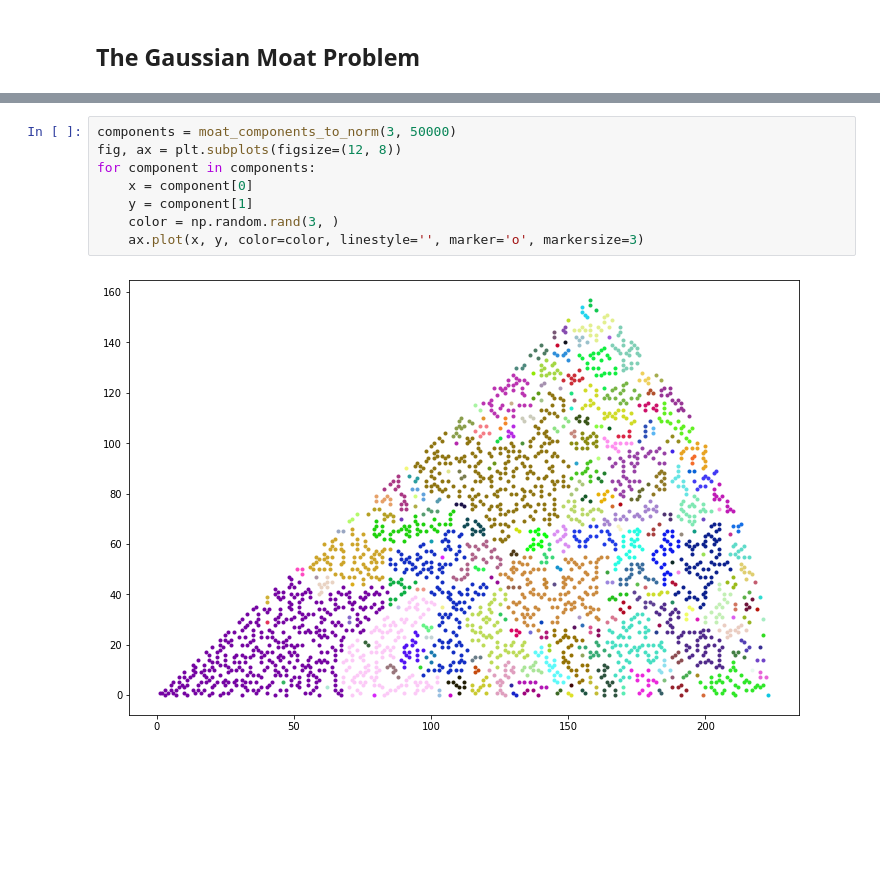
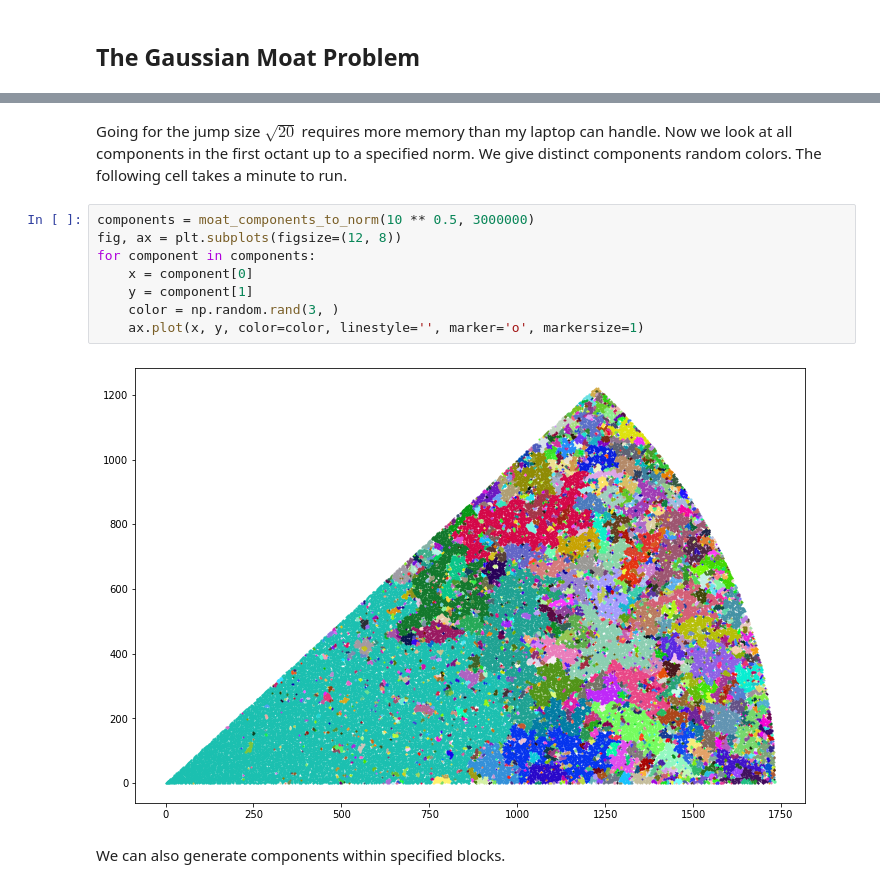
Before and after one commit to zebengberg/gaussian-integer-sieve, a Jupyter notebook: python/examples.ipynb, the cells around one changed output, grey strips where cells are left out. Saved outputs shown, nothing was run; the diff lists cells and outputs as text; blank space fills up the shorter version.

```diff
--- a/python/examples.ipynb
+++ b/python/examples.ipynb
@@ -198,13 +217,17 @@ m.plot()
+# %% [markdown]
+Going for the jump size $\sqrt{20}$ requires more memory than my laptop can handle. Now we look at all components in the first octant up to a specified norm. We give distinct components random colors. The following cell takes a minute to run.
 # %%
-components = moat_components_to_norm(3, 50000)
+components = moat_components_to_norm(10 ** 0.5, 3000000)
 fig, ax = plt.subplots(figsize=(12, 8))
 for component in components:
     x = component[0]
     y = component[1]
     color = np.random.rand(3, )
-    ax.plot(x, y, color=color, linestyle='', marker='o', markersize=3)
+    ax.plot(x, y, color=color, linestyle='', marker='o', markersize=1)
 # %% [output]
-[figure, old version]
+[figure, new version]
+# %% [markdown]
+We can also generate components within specified blocks.
 # %%
 from matplotlib import collections as mc
 
```
Also changed, not shown: parts of 37 cells of this notebook.
